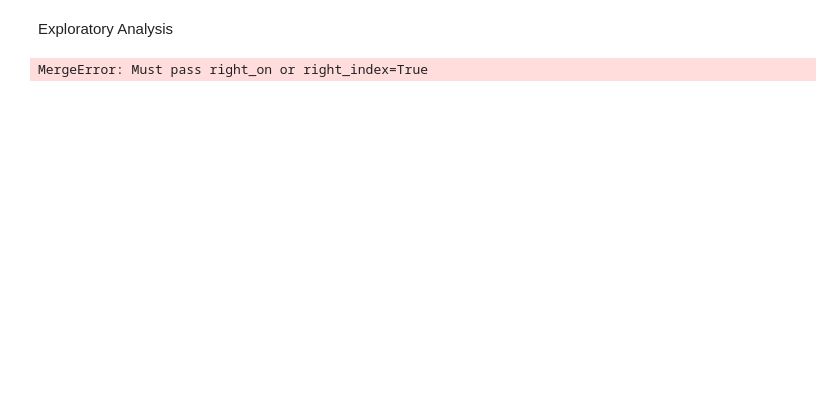
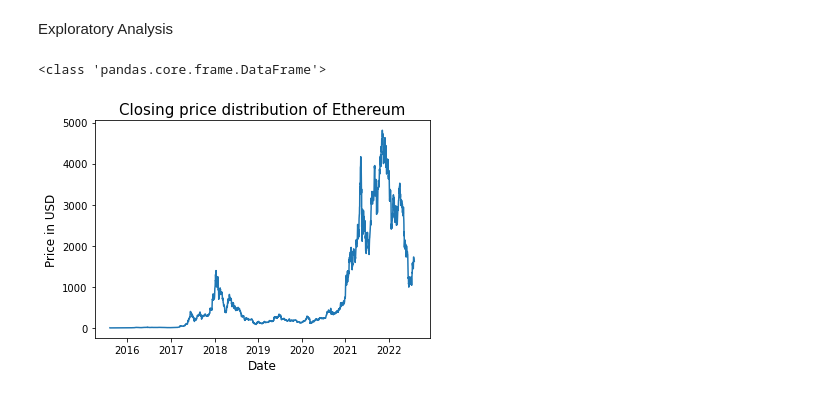
Before and after one commit to oluwadamilarejoshua/Ethereum-historical-data-from-coinbase, a Jupyter notebook: Ethereum Analysis.ipynb, the cells around one changed output. Drawn from its saved outputs; the diff is of its cells as text; code cells hidden in the pictures; blank space fills up the shorter version.

```diff
--- a/Ethereum Analysis.ipynb
+++ b/Ethereum Analysis.ipynb
@@ -72,22 +59,18 @@ X_train, X_test, y_train, y_test = train_test_split(Date, Close, train_size = 0.
 # %% [markdown]
 Exploratory Analysis
 # %%
-# data = train['Close']
-# Date1 = train['Date']
-# train1 = train[['Date','Close']]
+# Time as index
 
-train = y_train.merge(X_train, left_index = True, how = 'outer')
-train.head()
+train = df_train.set_index('Date')
+train.sort_index(inplace=True)
+print(type(train))
+train.head
 
-# Setting the Date as Index
-# train2 = train1.set_index('Date')
-# train2.sort_index(inplace=True)
-# print (type(train2))
-# print (train2.head())
-# plot.plot(train2)
-# plot.xlabel('Date', fontsize=12)
-# plot.ylabel('Price in USD', fontsize=12)
-# plot.title("Closing price distribution of bitcoin", fontsize=15)
-# plot.show()
+plot.plot(train)
+plot.xlabel('Date', fontsize=12)
+plot.ylabel('Price in USD', fontsize=12)
+plot.title('Closing price distribution of Ethereum', fontsize=15)
+plot.show()
 # %% [output]
-MergeError: Must pass right_on or right_index=True
+<class 'pandas.core.frame.DataFrame'>
+[figure, added]
```
Also changed, not shown: parts of 38 cells of this notebook, 1 other file.
